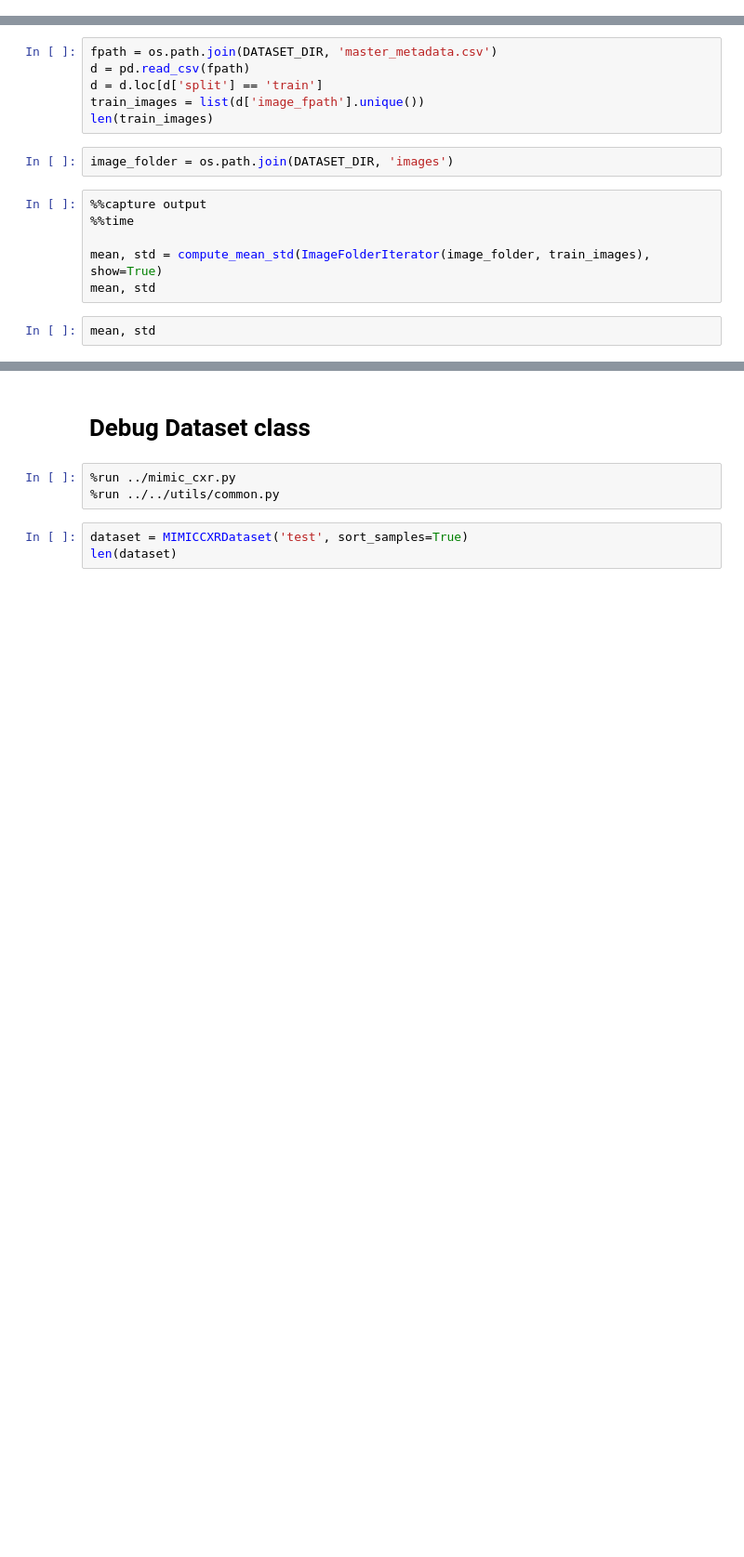
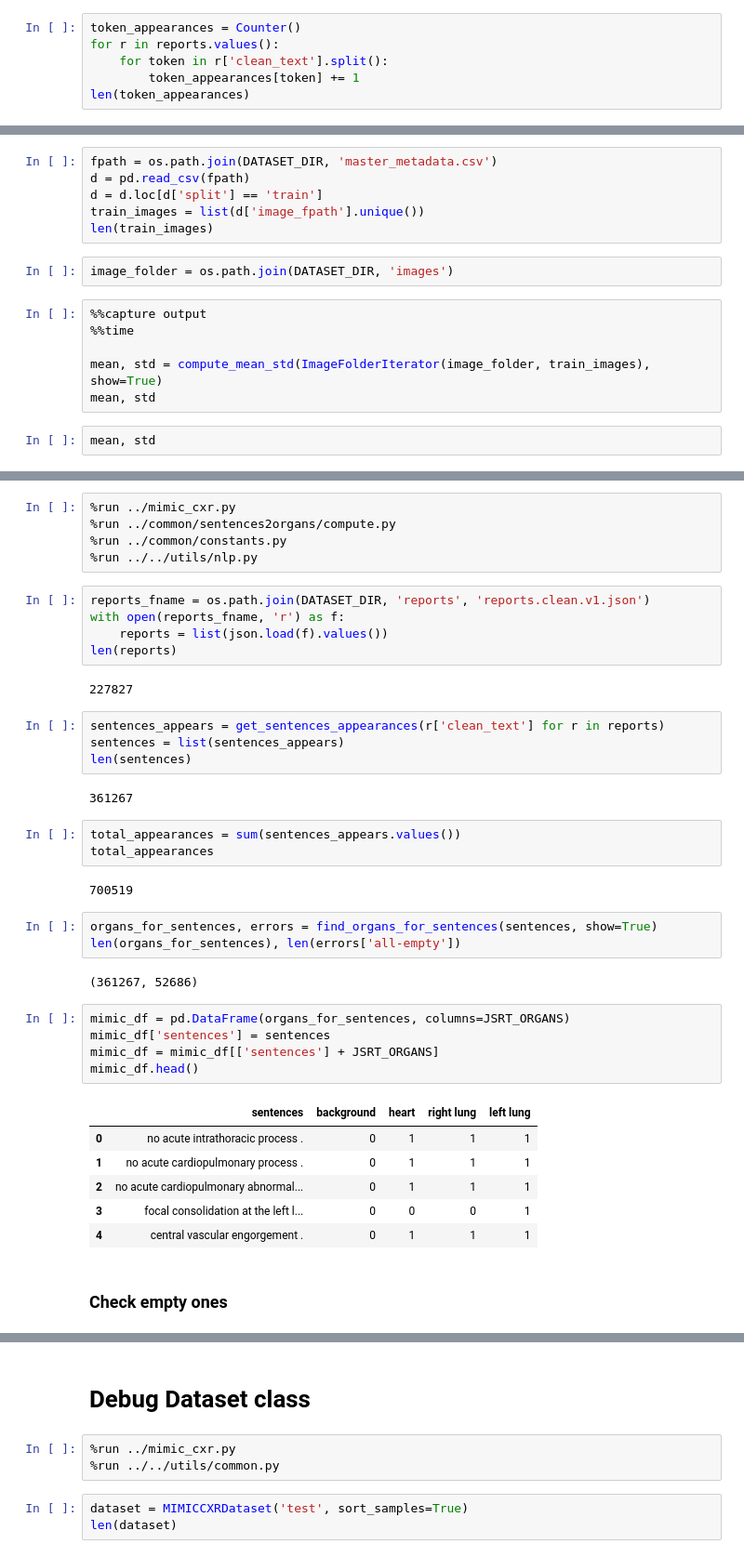
Before and after one commit to pdpino/medical-ai, a Jupyter notebook: medai/datasets/notebooks/mimic_cxr.ipynb, the cells around one changed output, grey strips where cells are left out. Shown at 93% size. Cells and saved outputs as stored; diff of their text form; blank space fills up the shorter version.

```diff
--- a/medai/datasets/notebooks/mimic_cxr.ipynb
+++ b/medai/datasets/notebooks/mimic_cxr.ipynb
@@ -231,0 +245,6 @@ Clean and tokenize
+# %%
+token_appearances = Counter()
+for r in reports.values():
+    for token in r['clean_text'].split():
+        token_appearances[token] += 1
+len(token_appearances)
@@ -341,0 +530,42 @@ mean, std
+# %%
+%run ../mimic_cxr.py
+%run ../common/sentences2organs/compute.py
+%run ../common/constants.py
+%run ../../utils/nlp.py
+# %%
+reports_fname = os.path.join(DATASET_DIR, 'reports', 'reports.clean.v1.json')
+with open(reports_fname, 'r') as f:
+    reports = list(json.load(f).values())
+len(reports)
+# %% [output]
+227827
+# %%
+sentences_appears = get_sentences_appearances(r['clean_text'] for r in reports)
+sentences = list(sentences_appears)
+len(sentences)
+# %% [output]
+361267
+# %%
+total_appearances = sum(sentences_appears.values())
+total_appearances
+# %% [output]
+700519
+# %%
+organs_for_sentences, errors = find_organs_for_sentences(sentences, show=True)
+len(organs_for_sentences), len(errors['all-empty'])
+# %% [output]
+(361267, 52686)
+# %%
+mimic_df = pd.DataFrame(organs_for_sentences, columns=JSRT_ORGANS)
+mimic_df['sentences'] = sentences
+mimic_df = mimic_df[['sentences'] + JSRT_ORGANS]
+mimic_df.head()
+# %% [output]
+|  | sentences | background | heart | right lung | left lung |
+| 0 | no acute intrathoracic process . | 0 | 1 | 1 | 1 |
+| 1 | no acute cardiopulmonary process . | 0 | 1 | 1 | 1 |
+| 2 | no acute cardiopulmonary abnormal... | 0 | 1 | 1 | 1 |
+| 3 | focal consolidation at the left l... | 0 | 0 | 0 | 1 |
+| 4 | central vascular engorgement . | 0 | 1 | 1 | 1 |
+# %% [markdown]
+### Check empty ones
```
Also changed, not shown: parts of 58 cells of this notebook, 11 other files.
